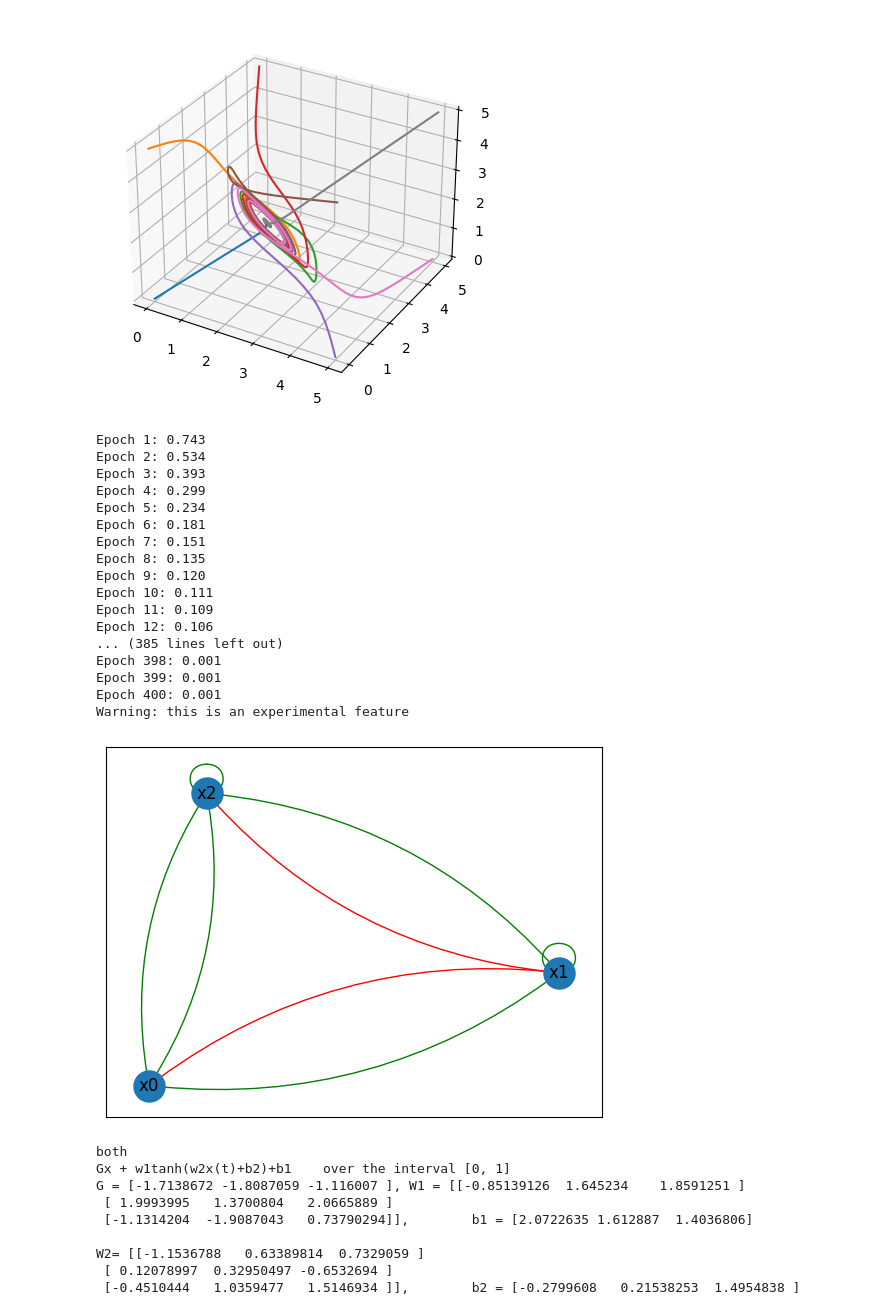
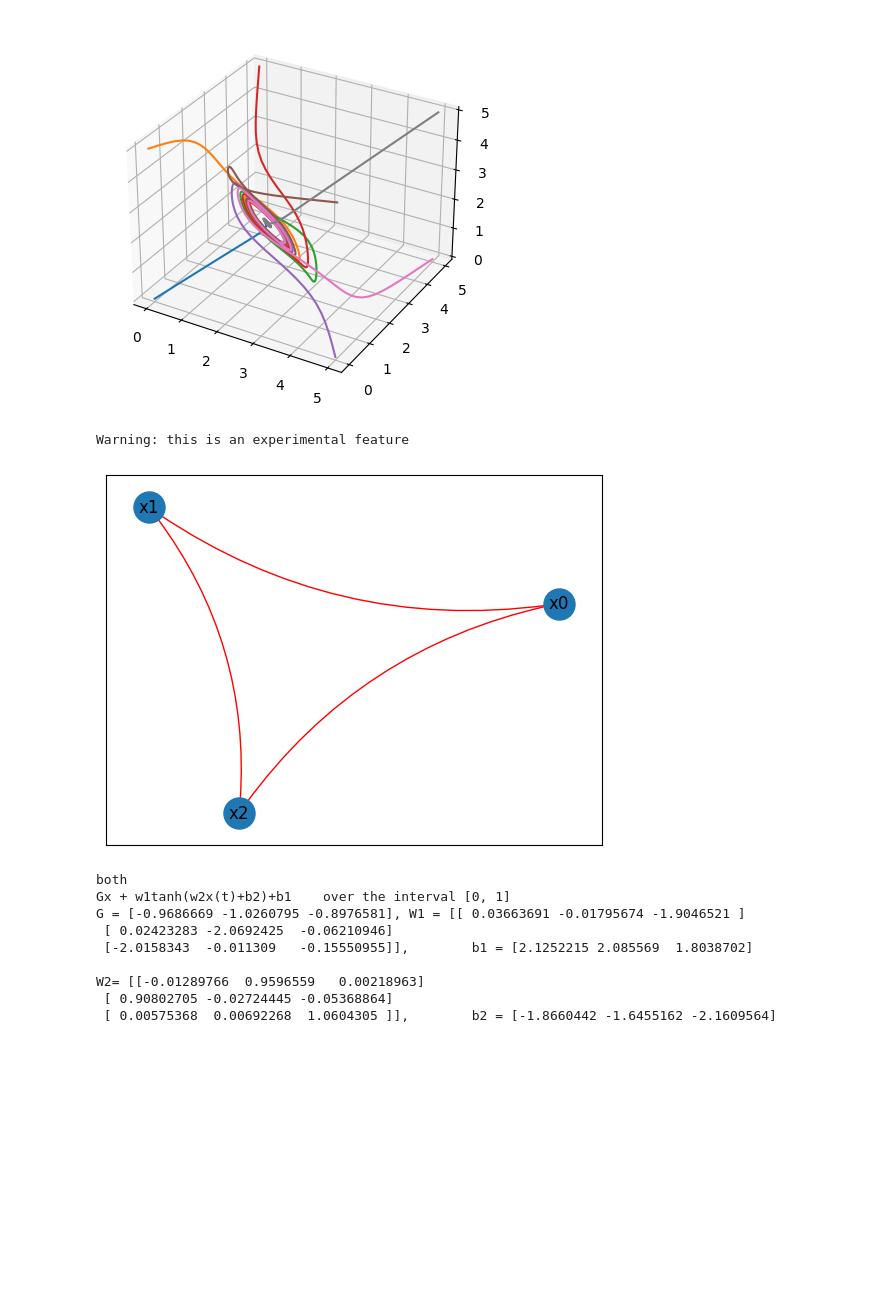
Before and after one commit to elenaquei/BioML, a Jupyter notebook: nODE.ipynb, the cells around one changed output. Saved outputs shown, nothing was run; the diff lists cells and outputs as text; code cells hidden in the pictures; blank space fills up the shorter version.

```diff
--- a/nODE.ipynb
+++ b/nODE.ipynb
@@ -20,7 +65,7 @@ Wout = np.array([[2., 0, 0], [0, 2., 0], [0,0,2.]])
 bin = np.array([[2.], [2.], [2.]])
 bout = np.array([[2.2], [2.], [2.]])
 
-train_data, test_data = weights_to_dataset(integration_time, Gamma, Win=Win, bin=bin, Wout=Wout, bout=bout, batch_size = 10)
+train_data, test_data = weights_to_dataset(integration_time, Gamma, Win=Win, bin=bin, Wout=Wout, bout=bout, batch_size = 200)
 
 true_model = make_nODE_from_parameters(Gamma, Win=Win, bin=bin, Wout=Wout, bout=bout)
 
@@ -29,44 +74,28 @@ true_model.phase_portrait(dim3=2, gridpoints=1, time_interval=[0.,10.])
 Plot phase portrait based on current nODE parameters..
 [figure]
 # %%
-node = nODE(ODE_dim, architecture='outside_weights', time_interval=[0, integration_time])
+node = nODE(ODE_dim, architecture='both', time_interval=[0, integration_time])
 
 optimizer_node = torch.optim.Adam(node.parameters(), lr=1e-1)
 
-trainer = easyTrainer(node, optimizer_node, device)
+trainer = easyTrainer(node, optimizer_node, device, verbose=0)
 
 trainer.train(train_data, 400)
 
 node.plot()
 print(node)
 # %% [output]
-Epoch 1: 0.743
-Epoch 2: 0.534
-Epoch 3: 0.393
-Epoch 4: 0.299
-Epoch 5: 0.234
-Epoch 6: 0.181
-Epoch 7: 0.151
-Epoch 8: 0.135
-Epoch 9: 0.120
-Epoch 10: 0.111
-Epoch 11: 0.109
-Epoch 12: 0.106
-... (385 lines left out)
-Epoch 398: 0.001
-Epoch 399: 0.001
-Epoch 400: 0.001
 Warning: this is an experimental feature
-[figure, old version]
+[figure, new version]
 both
 Gx + w1tanh(w2x(t)+b2)+b1    over the interval [0, 1]
-G = [-1.7138672 -1.8087059 -1.116007 ], W1 = [[-0.85139126  1.645234    1.8591251 ]
- [ 1.9993995   1.3700804   2.0665889 ]
- [-1.1314204  -1.9087043   0.73790294]],        b1 = [2.0722635 1.612887  1.4036806]
+G = [-0.9686669 -1.0260795 -0.8976581], W1 = [[ 0.03663691 -0.01795674 -1.9046521 ]
+ [ 0.02423283 -2.0692425  -0.06210946]
+ [-2.0158343  -0.011309   -0.15550955]],        b1 = [2.1252215 2.085569  1.8038702]
 
-W2= [[-1.1536788   0.63389814  0.7329059 ]
- [ 0.12078997  0.32950497 -0.6532694 ]
- [-0.4510444   1.0359477   1.5146934 ]],        b2 = [-0.2799608   0.21538253  1.4954838 ]
+W2= [[-0.01289766  0.9596559   0.00218963]
+ [ 0.90802705 -0.02724445 -0.05368864]
+ [ 0.00575368  0.00692268  1.0604305 ]],        b2 = [-1.8660442 -1.6455162 -2.1609564]
 # %%
 node.phase_portrait(dim3=2, gridpoints=1, time_interval=[0.,10.])
 # %% [output]
```
Also changed, not shown: parts of 5 cells of this notebook.
